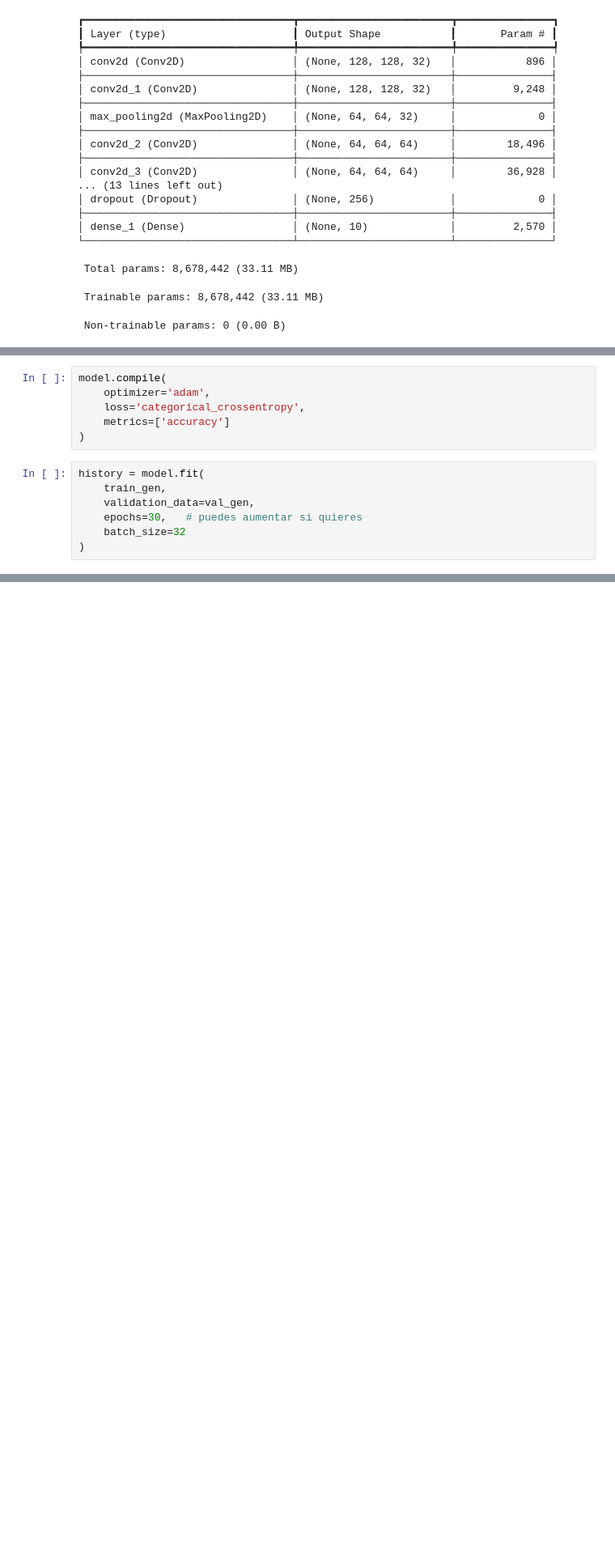
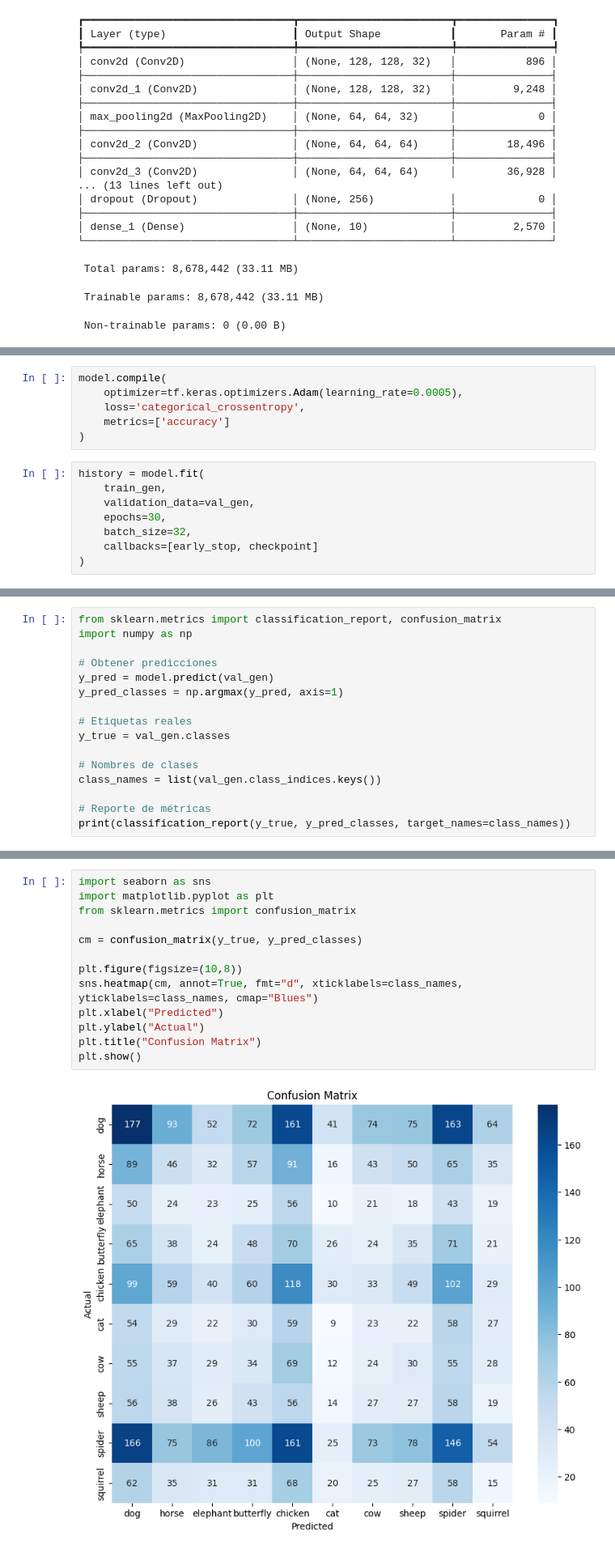
Before and after one commit to malvarezgarcia1213-png/Project-I-Deep-Learning-Image-Classification-with-CNN, a Jupyter notebook: Main.ipynb, the cells around one changed output, grey strips where cells are left out. Shown at 81% size. Cells and saved outputs as stored; diff of their text form; blank space fills up the shorter version.

```diff
--- a/Main.ipynb
+++ b/Main.ipynb
@@ -177,6 +202,6 @@ Model: "sequential"
 # %%
 model.compile(
-    optimizer='adam',
+    optimizer=tf.keras.optimizers.Adam(learning_rate=0.0005),
     loss='categorical_crossentropy',
     metrics=['accuracy']
 )
@@ -184,8 +209,9 @@ model.compile(
 history = model.fit(
     train_gen,
     validation_data=val_gen,
-    epochs=30,   # puedes aumentar si quieres
-    batch_size=32
+    epochs=30,
+    batch_size=32,
+    callbacks=[early_stop, checkpoint]
 )
 # %% [output]
 Epoch 1/30
@@ -207,0 +255,16 @@ Epoch 15/30
+# %%
+from sklearn.metrics import classification_report, confusion_matrix
+import numpy as np
+
+# Obtener predicciones
+y_pred = model.predict(val_gen)
+y_pred_classes = np.argmax(y_pred, axis=1)
+
+# Etiquetas reales
+y_true = val_gen.classes
+
+# Nombres de clases
+class_names = list(val_gen.class_indices.keys())
+
+# Reporte de métricas
+print(classification_report(y_true, y_pred_classes, target_names=class_names))
@@ -207,0 +289,15 @@ Epoch 15/30
+# %%
+import seaborn as sns
+import matplotlib.pyplot as plt
+from sklearn.metrics import confusion_matrix
+
+cm = confusion_matrix(y_true, y_pred_classes)
+
+plt.figure(figsize=(10,8))
+sns.heatmap(cm, annot=True, fmt="d", xticklabels=class_names, yticklabels=class_names, cmap="Blues")
+plt.xlabel("Predicted")
+plt.ylabel("Actual")
+plt.title("Confusion Matrix")
+plt.show()
+# %% [output]
+[figure, added]
```
Also changed, not shown: parts of 11 cells of this notebook.
